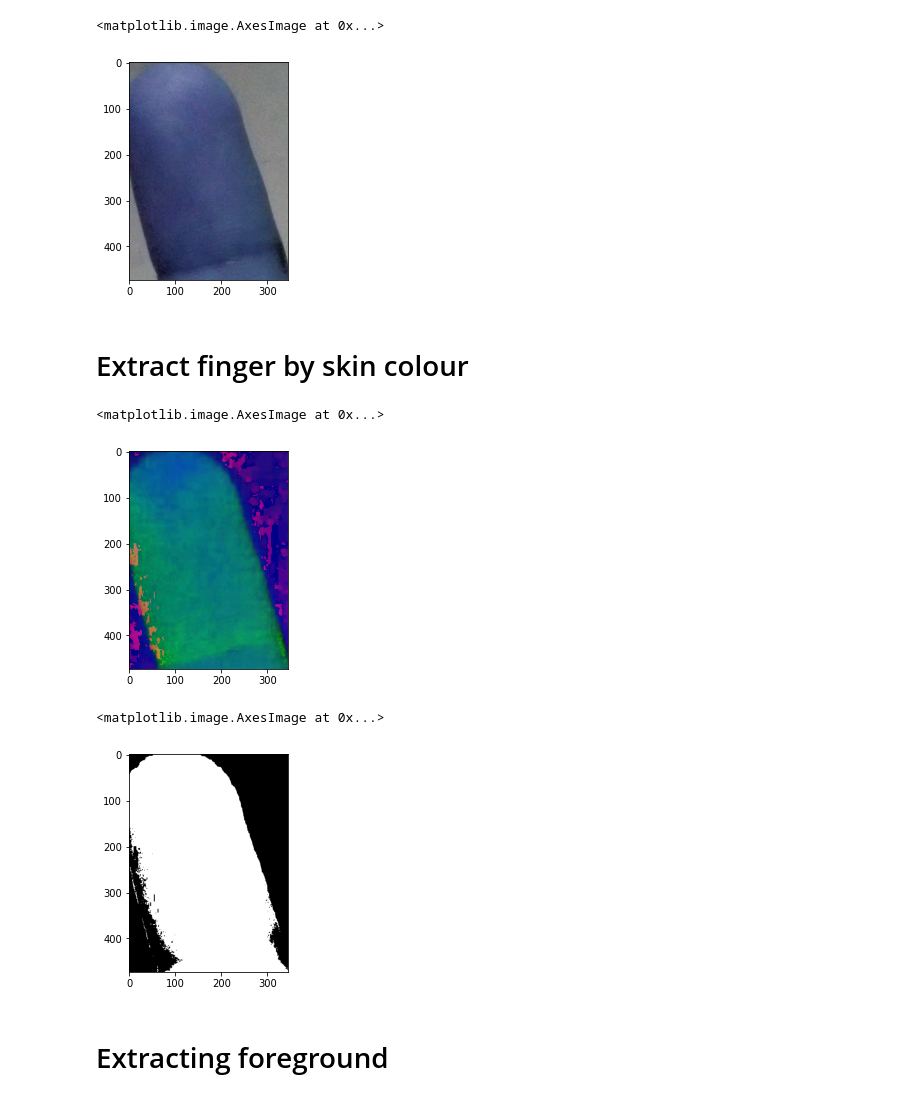
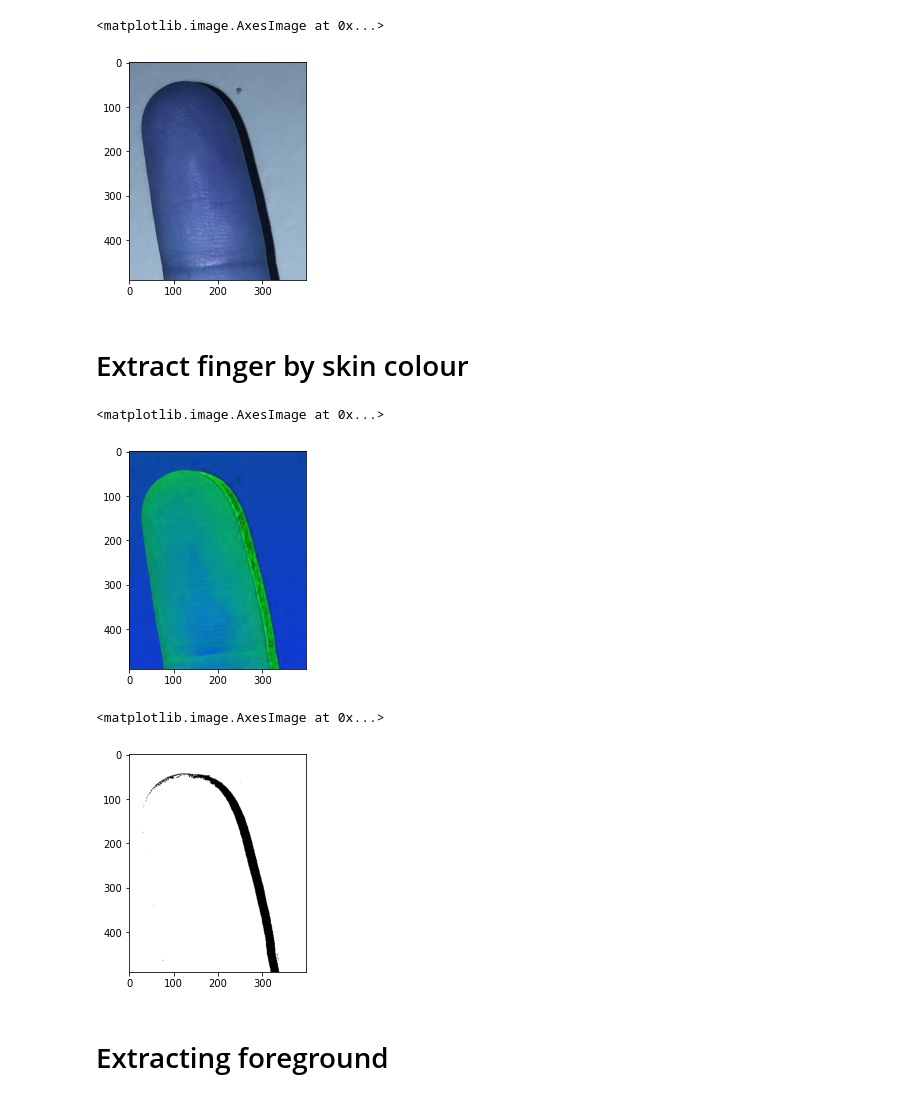
Before and after one commit to lattardts/jupyter_test_notebooks, a Jupyter notebook: fingerprint/Finger_Mask_Extraction.ipynb, the cells around one changed output. Cells and saved outputs as stored; diff of their text form; code cells hidden in the pictures.

```diff
--- a/fingerprint/Finger_Mask_Extraction.ipynb
+++ b/fingerprint/Finger_Mask_Extraction.ipynb
@@ -4,16 +4,16 @@ import numpy as np
 from matplotlib import pyplot as plt
 # %%
 #load image
-path = "/home/lattard/PROJECTS/DATA/fingertip/s3_app_data_bad_detections/Result_1595884474_3/Result_1595884474_3/Result_1595884474_3_211_detected_fingertips_0.jpg"
+#path = "/home/lattard/PROJECTS/DATA/fingertip/s3_app_data_bad_detections/Result_1595884474_3/Result_1595884474_3/Result_1595884474_3_211_detected_fingertips_0.jpg"
 #path = '/home/lattard/PROJECTS/DATA/fingertip/s3_app_data_bad_detections/Result_1595885260_20200724_181228/Result_1595885260_20200724_181228/Result_1595885260_20200724_181228_108_detected_fingertips_0.jpg' #3
-#path = "/home/lattard/PROJECTS/DATA/fingertip/skin/finger_1.jpg"
+path = "/home/lattard/PROJECTS/DATA/fingertip/skin/finger_1_crop.jpg"
 #path = "/home/lattard/PROJECTS/DATA/fingertip/s3_app_data_bad_detections/Result_1595884474_3/Result_1595884474_3/Result_1595884474_3_211_detected_fingertips_0.jpg" #2
 #path = "/home/lattard/PROJECTS/DATA/fingertip/s3_app_data_bad_detections/Result_1595884474_3/Result_1595884474_3/Result_1595884474_3_268_detected_fingertips_0.jpg" #1
 rgb_frame = cv2.imread(path)
 plt.imshow(rgb_frame)
 # %% [output]
 <matplotlib.image.AxesImage at 0x...>
-[figure, old version]
+[figure, new version]
 # %% [markdown]
 # Extract finger by skin colour
 # %%
@@ -25,14 +25,14 @@ converted = cv2.cvtColor(rgb_frame, cv2.COLOR_BGR2HSV)
 plt.imshow(converted)
 # %% [output]
 <matplotlib.image.AxesImage at 0x...>
-[figure, old version]
+[figure, new version]
 # %%
 #filter the image to get the skin area
 skin_mask = cv2.inRange(converted, skin_col_low, skin_col_high)
 plt.imshow(skin_mask, cmap='gray')
 # %% [output]
 <matplotlib.image.AxesImage at 0x...>
-[figure, old version]
+[figure, new version]
 # %% [markdown]
 # Extracting foreground
 # %%
```
Also changed, not shown: parts of 10 cells of this notebook, 4 other files.
